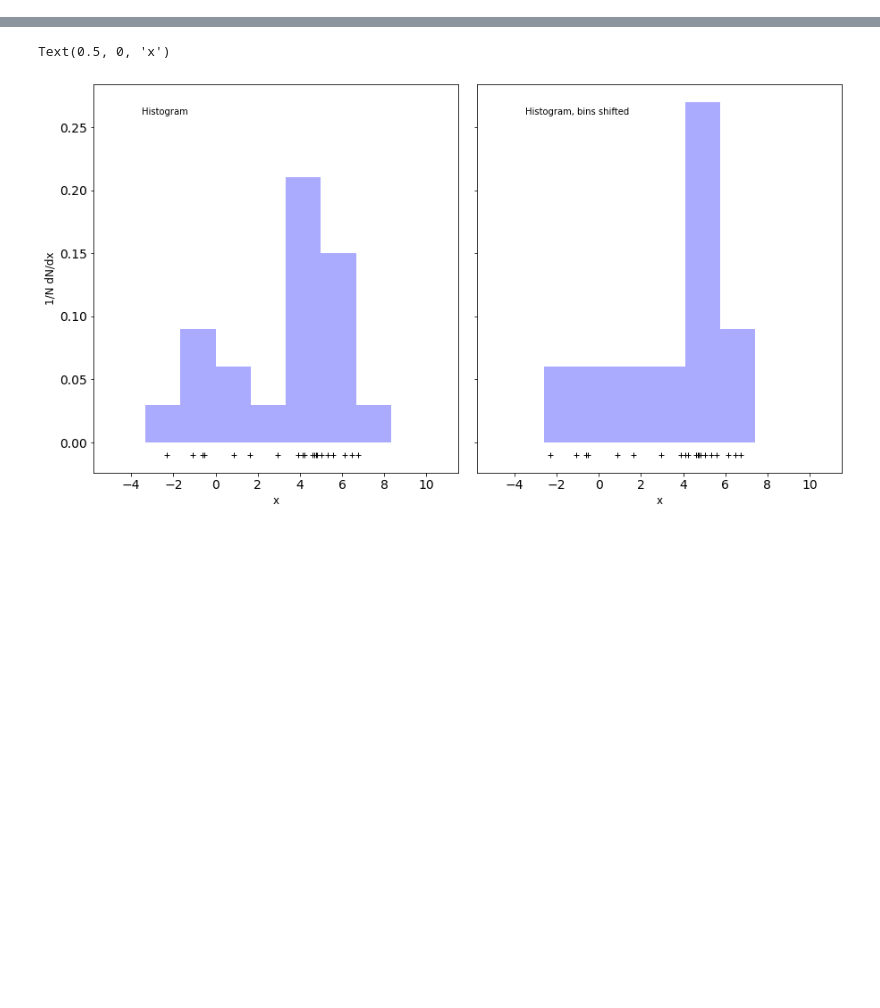
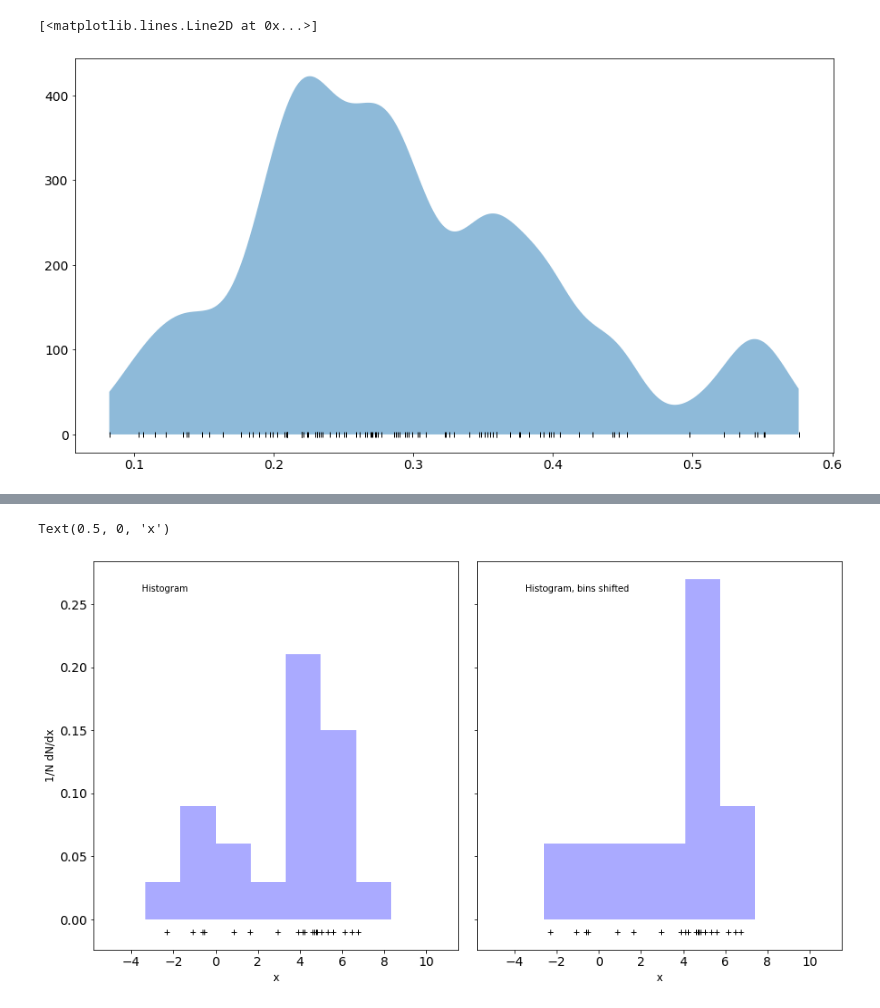
Before and after one commit to mlares/astrometria, a Jupyter notebook: C12_KDE.ipynb, the cells around one changed output, grey strips where cells are left out. Drawn from its saved outputs; the diff is of its cells as text; code cells hidden in the pictures; blank space fills up the shorter version.

```diff
--- a/C12_KDE.ipynb
+++ b/C12_KDE.ipynb
@@ -7,0 +22,12 @@ from sklearn.utils.fixes import parse_version
+# %%
+x_d = np.linspace(x.min(), x.max(), 1000)
+# %%
+h = 0.02
+density = sum(st.norm(xi,h).pdf(x_d) for xi in x)
+
+fig, ax = plt.subplots(figsize=(15,8))
+plt.fill_between(x_d, density, alpha=0.5)
+plt.plot(x, np.full_like(x, -0.1), '|k', markeredgewidth=1)
+# %% [output]
+[<matplotlib.lines.Line2D at 0x...>]
+[figure, added]
```
Also changed, not shown: parts of 18 cells of this notebook.
